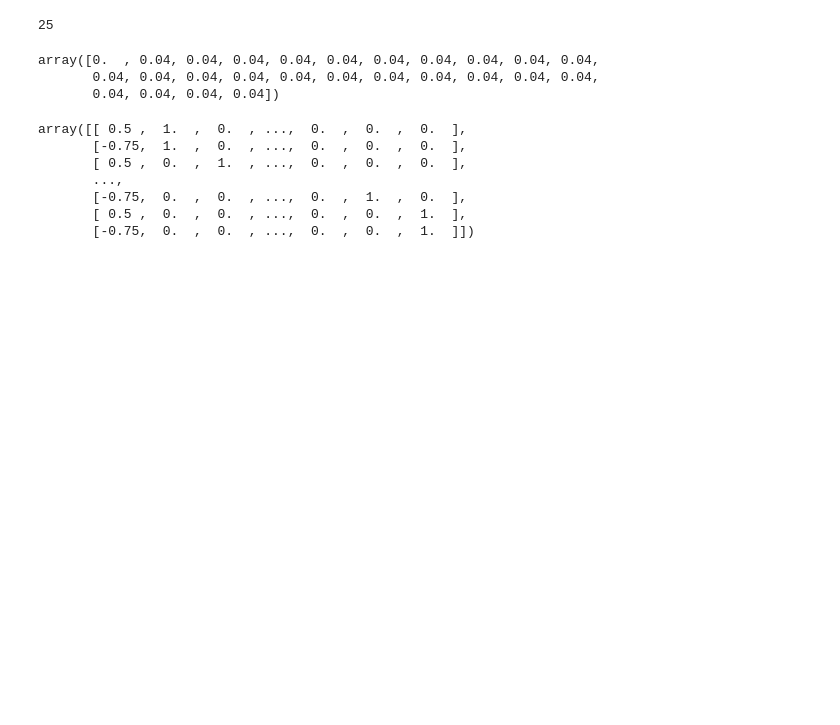
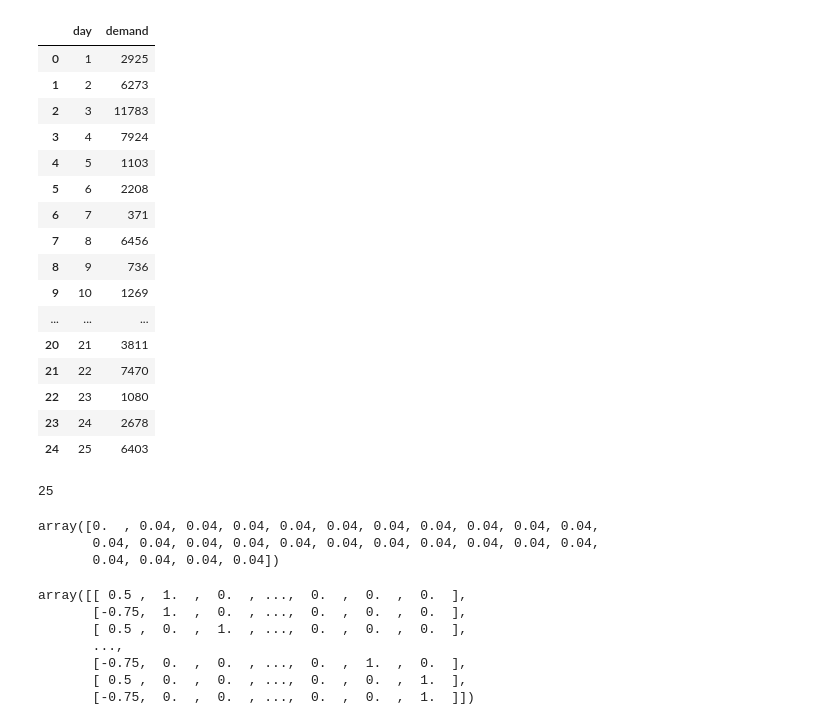
Before and after one commit to rohitashwachaks/advanced_optimisation, a Jupyter notebook: notebooks/topic2-sp2.ipynb, the cells around one changed output. Cells and saved outputs as stored; diff of their text form; code cells hidden in the pictures; blank space fills up the shorter version.

```diff
--- a/notebooks/topic2-sp2.ipynb
+++ b/notebooks/topic2-sp2.ipynb
@@ -4,6 +4,25 @@ import gurobi as gp
 import pandas as pd
 # %%
 demand_df = pd.read_csv('demand_data.csv')
+demand_df
+# %% [output]
+|  | day | demand |
+| 0 | 1 | 2925 |
+| 1 | 2 | 6273 |
+| 2 | 3 | 11783 |
+| 3 | 4 | 7924 |
+| 4 | 5 | 1103 |
+| 5 | 6 | 2208 |
+| 6 | 7 | 371 |
+| 7 | 8 | 6456 |
+| 8 | 9 | 736 |
+| 9 | 10 | 1269 |
+| ... | ... | ... |
+| 20 | 21 | 3811 |
+| 21 | 22 | 7470 |
+| 22 | 23 | 1080 |
+| 23 | 24 | 2678 |
+| 24 | 25 | 6403 |
 # %%
 nd = demand_df.shape[0] # number of days of demand data
 nd
```
Also changed, not shown: parts of 1 cell of this notebook, 7 other files.
